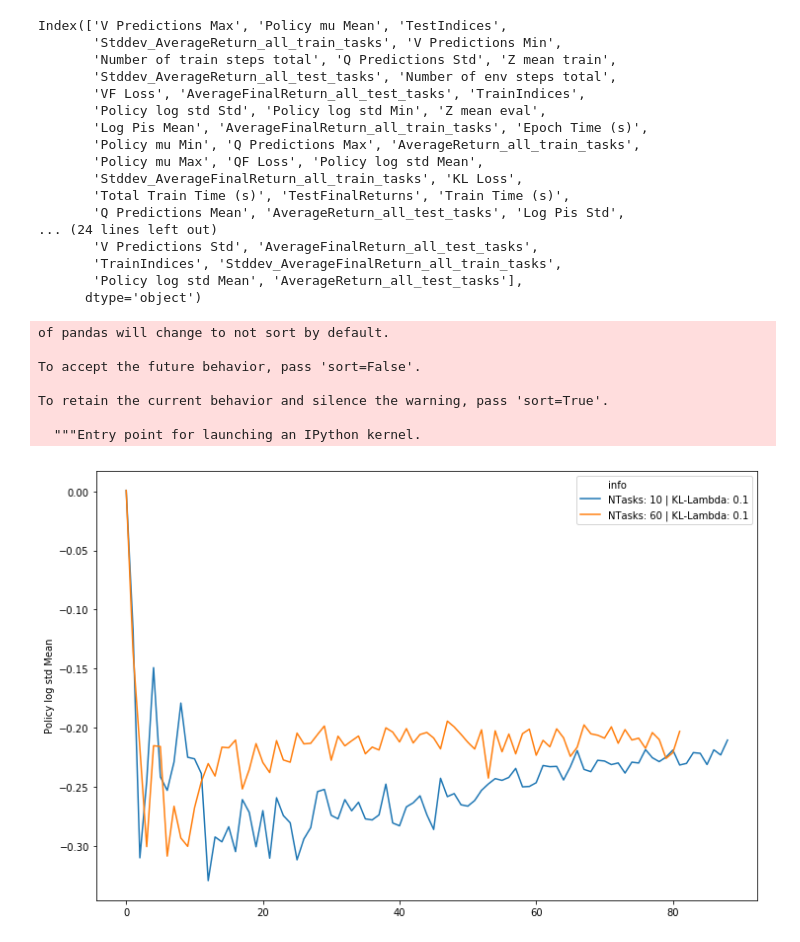
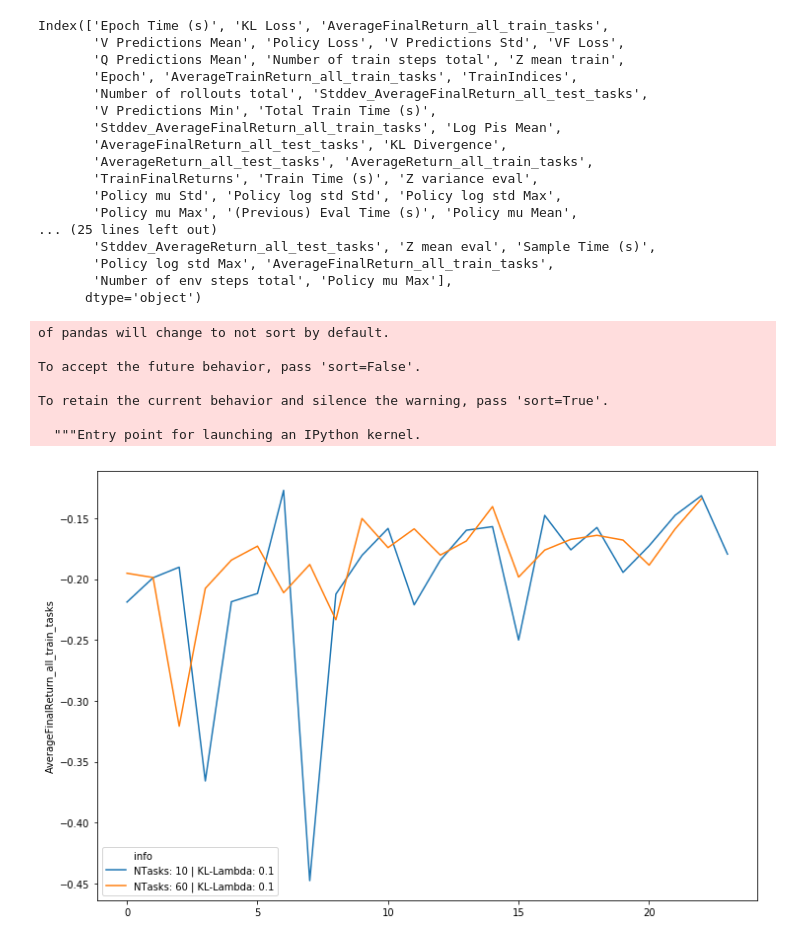
Before and after one commit to Fantastic-c-c/rlkit, a Jupyter notebook: plot_multiple.ipynb, the cells around one changed output. Cells and saved outputs as stored; diff of their text form; code cells hidden in the pictures.

```diff
--- a/plot_multiple.ipynb
+++ b/plot_multiple.ipynb
@@ -9,8 +9,8 @@ import json
 
 %matplotlib inline
 # %%
-folder_names = [r"/home/justin/Documents/rlkit/output/sawyer-reach-sim-2d/2019_05_11_21_40_04",
-r"/home/justin/Documents/rlkit/output/sawyer-reach-sim-2d/2019_05_11_21_40_26"
+folder_names = [r"/home/justin/Documents/rlkit/output/sawyer-reach-sim-2d/2019_05_12_22_18_53",
+r"/home/justin/Documents/rlkit/output/sawyer-reach-sim-2d/2019_05_12_22_19_01"
                ]
 # %%
 def process_data(fname):
@@ -35,34 +35,34 @@ all_data = []
 for fname in folder_names:
     all_data.append(process_data(fname))
 # %% [output]
-Index(['V Predictions Max', 'Policy mu Mean', 'TestIndices',
-       'Stddev_AverageReturn_all_train_tasks', 'V Predictions Min',
-       'Number of train steps total', 'Q Predictions Std', 'Z mean train',
-       'Stddev_AverageReturn_all_test_tasks', 'Number of env steps total',
-       'VF Loss', 'AverageFinalReturn_all_test_tasks', 'TrainIndices',
-       'Policy log std Std', 'Policy log std Min', 'Z mean eval',
-       'Log Pis Mean', 'AverageFinalReturn_all_train_tasks', 'Epoch Time (s)',
-       'Policy mu Min', 'Q Predictions Max', 'AverageReturn_all_train_tasks',
-       'Policy mu Max', 'QF Loss', 'Policy log std Mean',
-       'Stddev_AverageFinalReturn_all_train_tasks', 'KL Loss',
-       'Total Train Time (s)', 'TestFinalReturns', 'Train Time (s)',
-       'Q Predictions Mean', 'AverageReturn_all_test_tasks', 'Log Pis Std',
-... (24 lines left out)
-       'V Predictions Std', 'AverageFinalReturn_all_test_tasks',
-       'TrainIndices', 'Stddev_AverageFinalReturn_all_train_tasks',
-       'Policy log std Mean', 'AverageReturn_all_test_tasks'],
+Index(['Epoch Time (s)', 'KL Loss', 'AverageFinalReturn_all_train_tasks',
+       'V Predictions Mean', 'Policy Loss', 'V Predictions Std', 'VF Loss',
+       'Q Predictions Mean', 'Number of train steps total', 'Z mean train',
+       'Epoch', 'AverageTrainReturn_all_train_tasks', 'TrainIndices',
+       'Number of rollouts total', 'Stddev_AverageFinalReturn_all_test_tasks',
+       'V Predictions Min', 'Total Train Time (s)',
+       'Stddev_AverageFinalReturn_all_train_tasks', 'Log Pis Mean',
+       'AverageFinalReturn_all_test_tasks', 'KL Divergence',
+       'AverageReturn_all_test_tasks', 'AverageReturn_all_train_tasks',
+       'TrainFinalReturns', 'Train Time (s)', 'Z variance eval',
+       'Policy mu Std', 'Policy log std Std', 'Policy log std Max',
+       'Policy mu Max', '(Previous) Eval Time (s)', 'Policy mu Mean',
+... (25 lines left out)
+       'Stddev_AverageReturn_all_test_tasks', 'Z mean eval', 'Sample Time (s)',
+       'Policy log std Max', 'AverageFinalReturn_all_train_tasks',
+       'Number of env steps total', 'Policy mu Max'],
       dtype='object')
 # %%
-plot(pd.concat(all_data), "Policy log std Mean")
+plot(pd.concat(all_data), "AverageFinalReturn_all_train_tasks")
 # %% [output]
 of pandas will change to not sort by default.
 
 To accept the future behavior, pass 'sort=False'.
 
 To retain the current behavior and silence the warning, pass 'sort=True'.
 
   """Entry point for launching an IPython kernel.
-[figure, old version]
+[figure, new version]
 # %%
 plot(pd.concat(all_data), "AverageFinalReturn_all_test_tasks")
 # %% [output]
```
Also changed, not shown: parts of 1 cell of this notebook, 4 other files.
